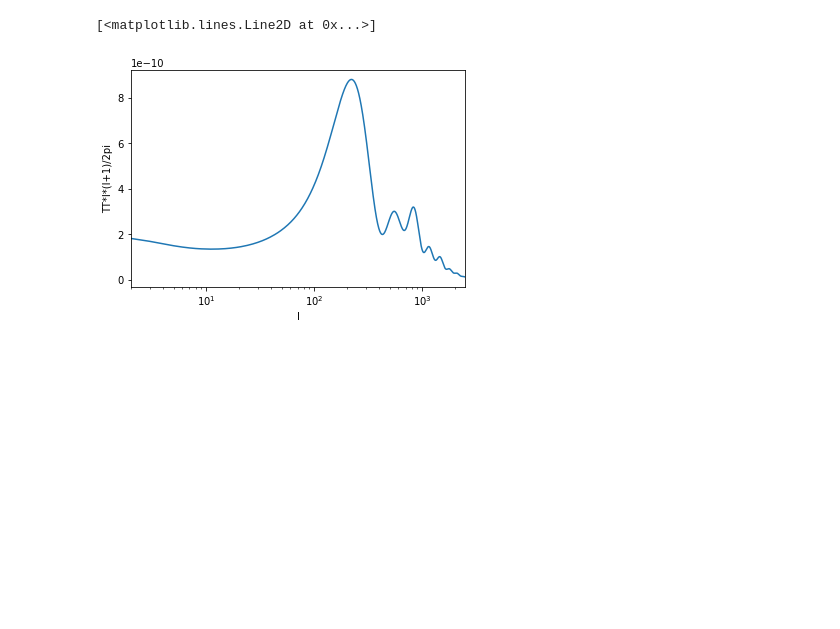
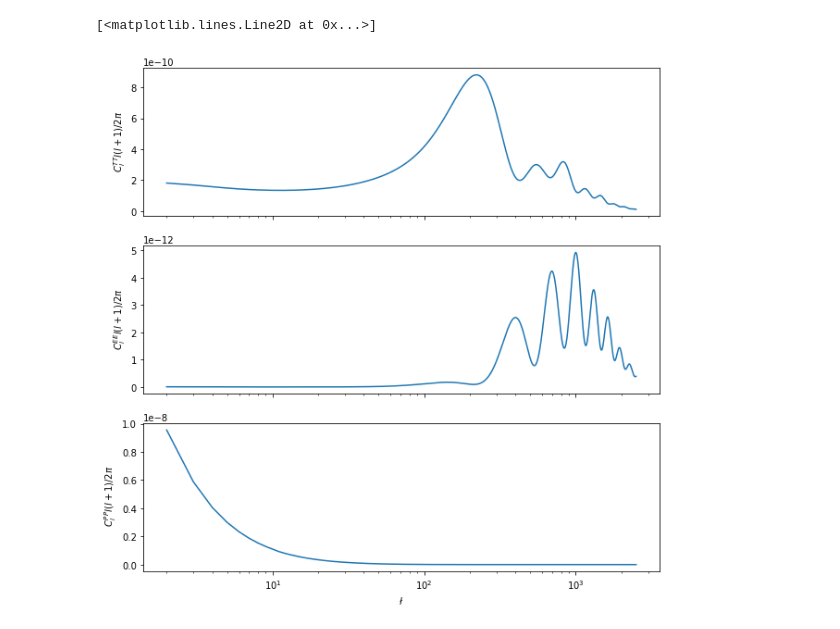
Before and after one commit to ibiniam/NSBP-2022-project, a Jupyter notebook: Scripts/class_notebook_1.ipynb, the cells around one changed output. Saved outputs shown, nothing was run; the diff lists cells and outputs as text; code cells hidden in the pictures; blank space fills up the shorter version.

```diff
--- a/Scripts/class_notebook_1.ipynb
+++ b/Scripts/class_notebook_1.ipynb
@@ -32,11 +58,13 @@ clPP = cls['pp'][2:]
 # %%
-plt.figure(1)
-plt.xscale('log')
-plt.yscale('linear')
-plt.xlim(2,2500)
-plt.xlabel('l')
-plt.ylabel('TT*l*(l+1)/2pi')
-plt.plot(ll, clTT*ll*(ll+1)/2./np.pi)
+fig, (ax1, ax2, ax3) = plt.subplots(3, 1, sharex = 'col', figsize = (10,10))
+ax1.set_xscale('log')
+ax3.set_xlabel('$\l$')
+ax1.set_ylabel('$\ C_l^{TT} l(l+1)/2\pi $')
+ax2.set_ylabel('$\ C_l^{EE} l(l+1)/2\pi $')
+ax3.set_ylabel('$\ C_l^{PP} l(l+1)/2\pi $')
+ax1.plot(ll, clTT*ll*(ll+1)/2./np.pi)
+ax2.plot(ll, clEE*ll*(ll+1)/2./np.pi)
+ax3.plot(ll, clPP*ll*(ll+1)/2./np.pi)
 # %% [output]
 [<matplotlib.lines.Line2D at 0x...>]
-[figure, old version]
+[figure, new version]
```
Also changed, not shown: parts of 3 cells of this notebook.
